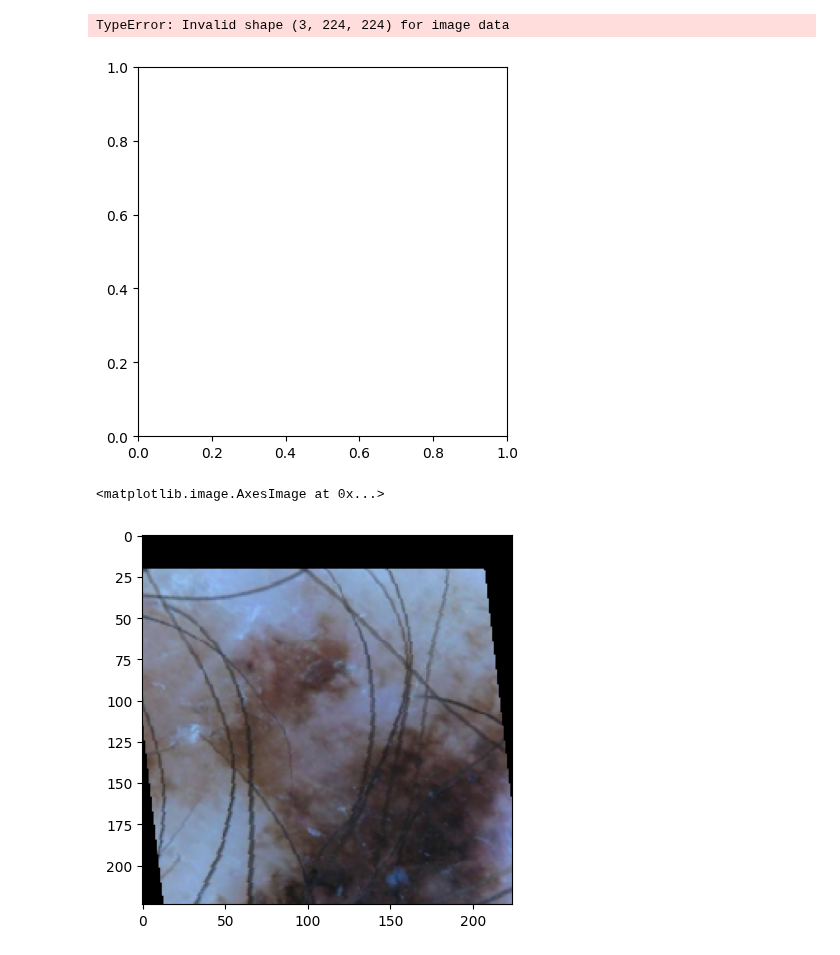
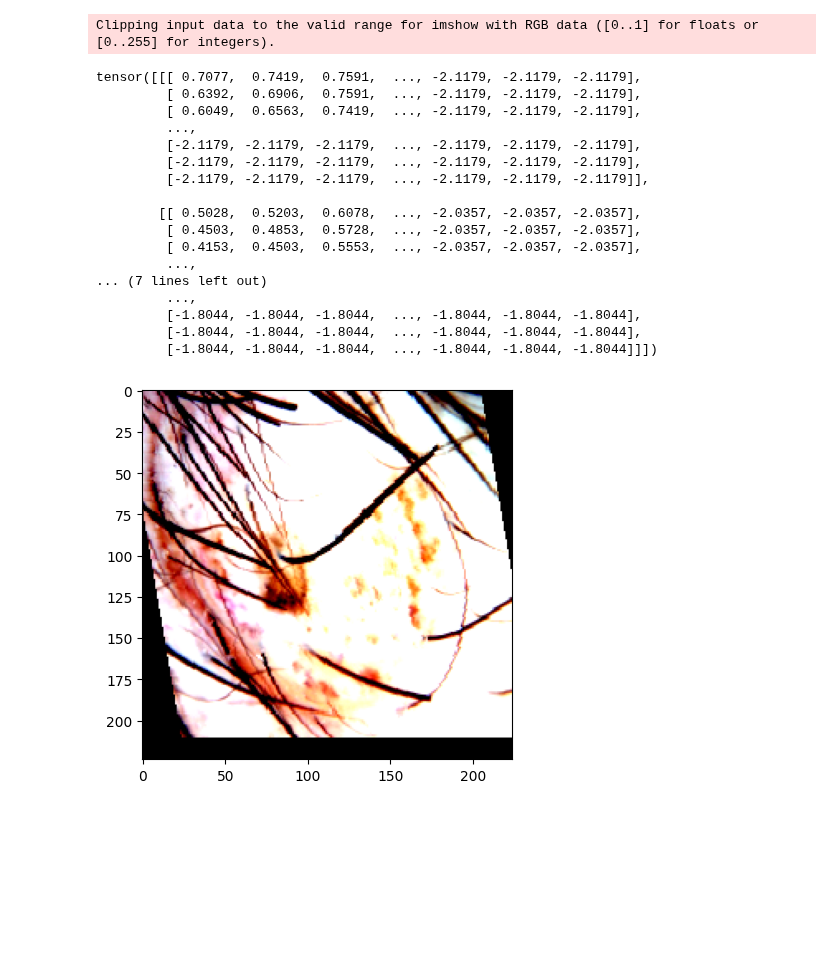
Before and after one commit to giuzis/masters, a Jupyter notebook: cnn/learning_cycle/benchmarks/isic/test_aug.ipynb, the cells around one changed output. Saved outputs shown, nothing was run; the diff lists cells and outputs as text; code cells hidden in the pictures; blank space fills up the shorter version.

```diff
--- a/cnn/learning_cycle/benchmarks/isic/test_aug.ipynb
+++ b/cnn/learning_cycle/benchmarks/isic/test_aug.ipynb
@@ -196,14 +211,25 @@ NameError: name 'ImgTrainOnlyPPTransform' is not defined
 # %%
-transform = ImgTrainTransform2()
+transform = ImgTrainTransform3()
 x = transform(image)
-plt.imshow(x)
+plt.imshow(x.permute(1,2,0))
+print(x)
 # %% [output]
-TypeError: Invalid shape (3, 224, 224) for image data
+Clipping input data to the valid range for imshow with RGB data ([0..1] for floats or [0..255] for integers).
+tensor([[[ 0.7077,  0.7419,  0.7591,  ..., -2.1179, -2.1179, -2.1179],
+         [ 0.6392,  0.6906,  0.7591,  ..., -2.1179, -2.1179, -2.1179],
+         [ 0.6049,  0.6563,  0.7419,  ..., -2.1179, -2.1179, -2.1179],
+         ...,
+         [-2.1179, -2.1179, -2.1179,  ..., -2.1179, -2.1179, -2.1179],
+         [-2.1179, -2.1179, -2.1179,  ..., -2.1179, -2.1179, -2.1179],
+         [-2.1179, -2.1179, -2.1179,  ..., -2.1179, -2.1179, -2.1179]],
+
+        [[ 0.5028,  0.5203,  0.6078,  ..., -2.0357, -2.0357, -2.0357],
+         [ 0.4503,  0.4853,  0.5728,  ..., -2.0357, -2.0357, -2.0357],
+         [ 0.4153,  0.4503,  0.5553,  ..., -2.0357, -2.0357, -2.0357],
+         ...,
+... (7 lines left out)
+         ...,
+         [-1.8044, -1.8044, -1.8044,  ..., -1.8044, -1.8044, -1.8044],
+         [-1.8044, -1.8044, -1.8044,  ..., -1.8044, -1.8044, -1.8044],
+         [-1.8044, -1.8044, -1.8044,  ..., -1.8044, -1.8044, -1.8044]]])
-[figure, old version]
+[figure, new version]
-# %%
-transform = ImgTrainTransform3()
-x = transform(image)
-plt.imshow(x.permute(1,2,0))
-# %% [output]
-<matplotlib.image.AxesImage at 0x...>
-[figure, removed]
```
Also changed, not shown: parts of 6 cells of this notebook, 6 other files.
